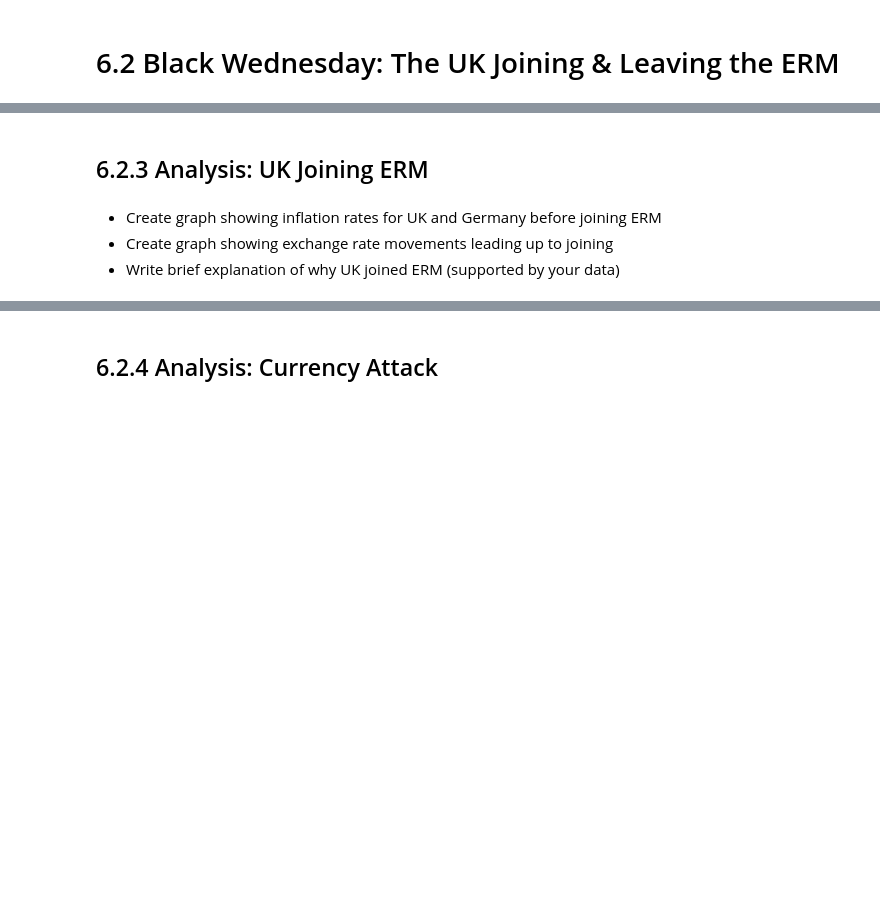
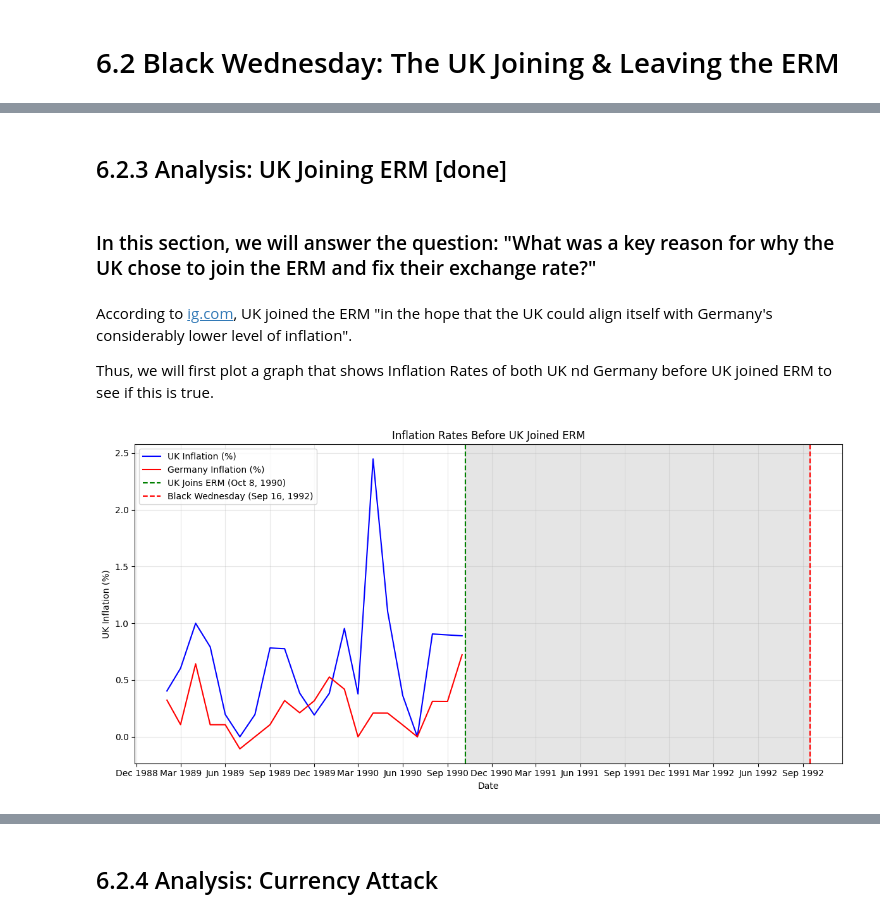
Before and after one commit to Srini-Varma/ec1b1_project, a Jupyter notebook: 6_Extension.ipynb, the cells around one changed output, grey strips where cells are left out. Cells and saved outputs as stored; diff of their text form; code cells hidden in the pictures; blank space fills up the shorter version.

```diff
--- a/6_Extension.ipynb
+++ b/6_Extension.ipynb
@@ -68,0 +71,15 @@ Date range: Apr 1989 to Sep 1994
+# %%
+# For better column access, create shorter variable names
+uk_data = uk_data.rename(columns={
+    'Economic Activity, Industrial Production, Index': 'IP_Index',
+    'Exchange Rates, National Currency Per U.S. Dollar, Period Average, Rate': 'UK_Ex_Rate_USD',
+    'International Reserves and Liquidity, Reserves, Official Reserve Assets, US Dollar': 'Reserves',
+    'Prices, Consumer Price Index, All items, Index': 'CPI'
+})
+
+germany_data = germany_data.rename(columns={
+    'Economic Activity, Industrial Production, Index': 'IP_Index',
+    'Exchange Rates, National Currency Per U.S. Dollar, Period Average, Rate': 'Germany_Ex_Rate_USD',
+    'International Reserves and Liquidity, Reserves, Official Reserve Assets, US Dollar': 'Reserves',
+    'Prices, Consumer Price Index, All items, Index': 'CPI'
+})
@@ -69,6 +199,46 @@ Date range: Apr 1989 to Sep 1994
 # %% [markdown]
-## 6.2.3 Analysis: UK Joining ERM
+## 6.2.3 Analysis: UK Joining ERM [done]
-# %% [markdown]
-- Create graph showing inflation rates for UK and Germany before joining ERM
-- Create graph showing exchange rate movements leading up to joining
-- Write brief explanation of why UK joined ERM (supported by your data)
+# %% [markdown]
+### In this section, we will answer the question: "What was a key reason for why the UK chose to join the ERM and fix their exchange rate?"
+# %%
+# Define key dates
+erm_join_date = pd.to_datetime('1990-10-08')  # UK joined ERM
+black_wednesday = pd.to_datetime('1992-09-16')  # Black Wednesday
+# %% [markdown]
+According to [ig.com](https://www.ig.com/uk/trading-strategies/black-wednesday-explained-230712#:~:text=This%20was%20in%20the%20hope,Exchange%20Rate%20Mechanism%20(ERM).), UK joined the ERM "in the hope that the UK could align itself with Germany's considerably lower level of inflation".
+
+Thus, we will first plot a graph that shows Inflation Rates of both UK nd Germany before UK joined ERM to see if this is true.
+# %%
+def plt_with_erm_period(x, y, title, ylabel, figsize=(12, 6), y2=None, y2label=None):
+    fig, ax = plt.subplots(figsize=figsize)
+    ax.plot(x, y, label=ylabel, color='blue')
+    if y2 is not None:
+        ax.plot(x, y2, label=y2label, color='red')
+    ax.axvspan(erm_join_date, black_wednesday, alpha=0.2, color='gray')
+    ax.axvline(x=erm_join_date, color='green', linestyle='--', label='UK Joins ERM (Oct 8, 1990)')
+    ax.axvline(x=black_wednesday, color='red', linestyle='--', label='Black Wednesday (Sep 16, 1992)')
+    ax.xaxis.set_major_locator(mdates.MonthLocator(interval=3))
+    ax.xaxis.set_major_formatter(mdates.DateFormatter('%b %Y'))
+    ax.set_xlabel('Date')
+    ax.set_ylabel(ylabel)
+    ax.set_title(title)
+    ax.legend()
+    ax.grid(True, alpha=0.3)
+    plt.tight_layout()
+    return fig, ax
+
+# Plot inflation rates for UK and Germany before joining ERM
+pre_erm_data = merged_data[merged_data['Date'] < erm_join_date].copy()
+
+fig, ax = plt_with_erm_period(
+    pre_erm_data['Date'],
+    pre_erm_data['UK_Inflation'],
+    'Inflation Rates Before UK Joined ERM',
+    'UK Inflation (%)',
+    y2=pre_erm_data['Germany_Inflation'],
+    y2label='Germany Inflation (%)'
+)
+
+plt.show()
+# %% [output]
+[figure, added]
```
Also changed, not shown: parts of 25 cells of this notebook.
